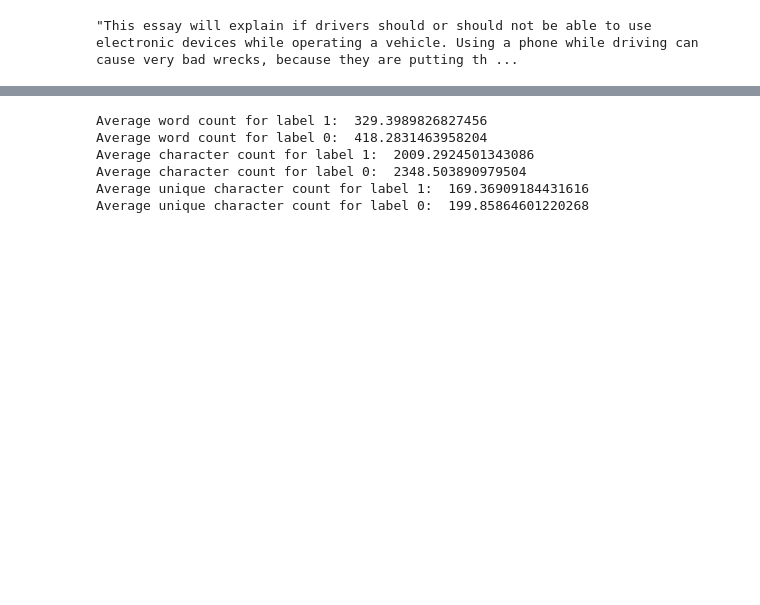
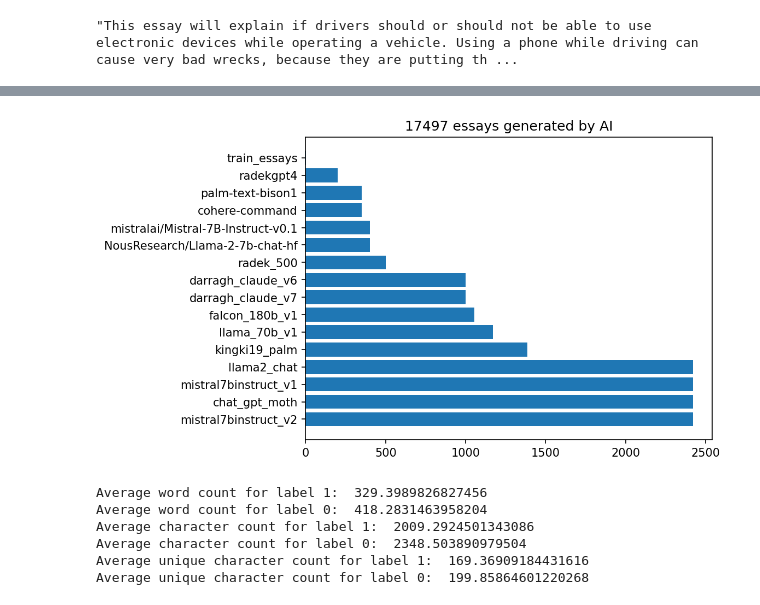
Before and after one commit to emmermarcell/Detect-AI-Generated-Text, a Jupyter notebook: scripts/preprocess_database_for_classifiers_ML.ipynb, the cells around one changed output, grey strips where cells are left out. Cells and saved outputs as stored; diff of their text form; code cells hidden in the pictures; blank space fills up the shorter version.

```diff
--- a/scripts/preprocess_database_for_classifiers_ML.ipynb
+++ b/scripts/preprocess_database_for_classifiers_ML.ipynb
@@ -131,4 +131,14 @@ Name: count, dtype: int64
 [figure]
+# %%
+x = df_train[df_train.label==1].source.value_counts()
+
+fig = plt.figure(dpi = 150)
+plt.barh(x.index, x.values)
+plt.title("{} essays generated by AI".format(x.values.sum()))
+# plt.xticks(rotation=90)
+plt.show()
+# %% [output]
+[figure, added]
 # %%
 #1. WORD-COUNT
 df_train['word_count'] = df_train['text'].apply(lambda x: len(str(x).split()))
```
Also changed, not shown: parts of 17 cells of this notebook.
